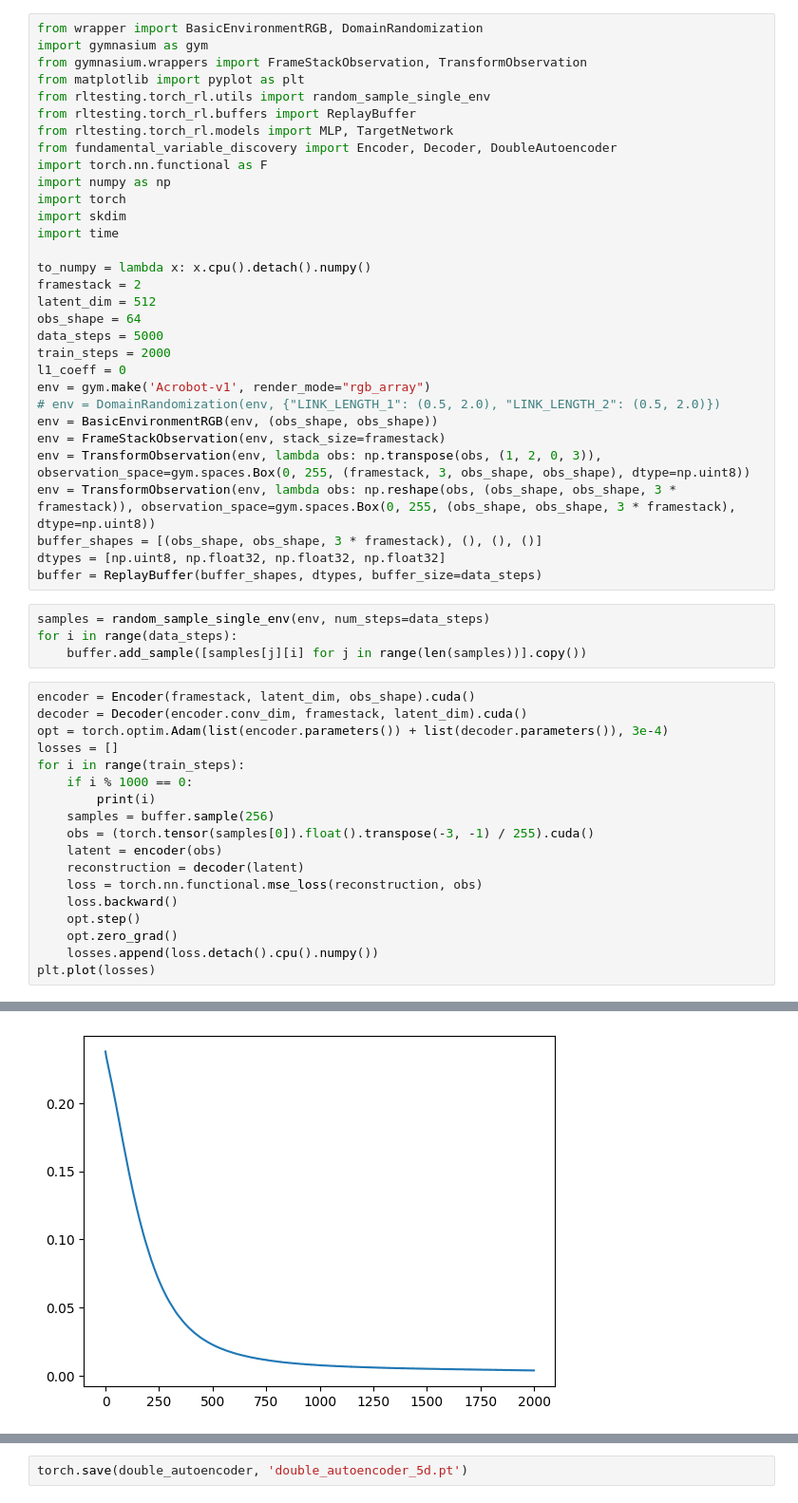
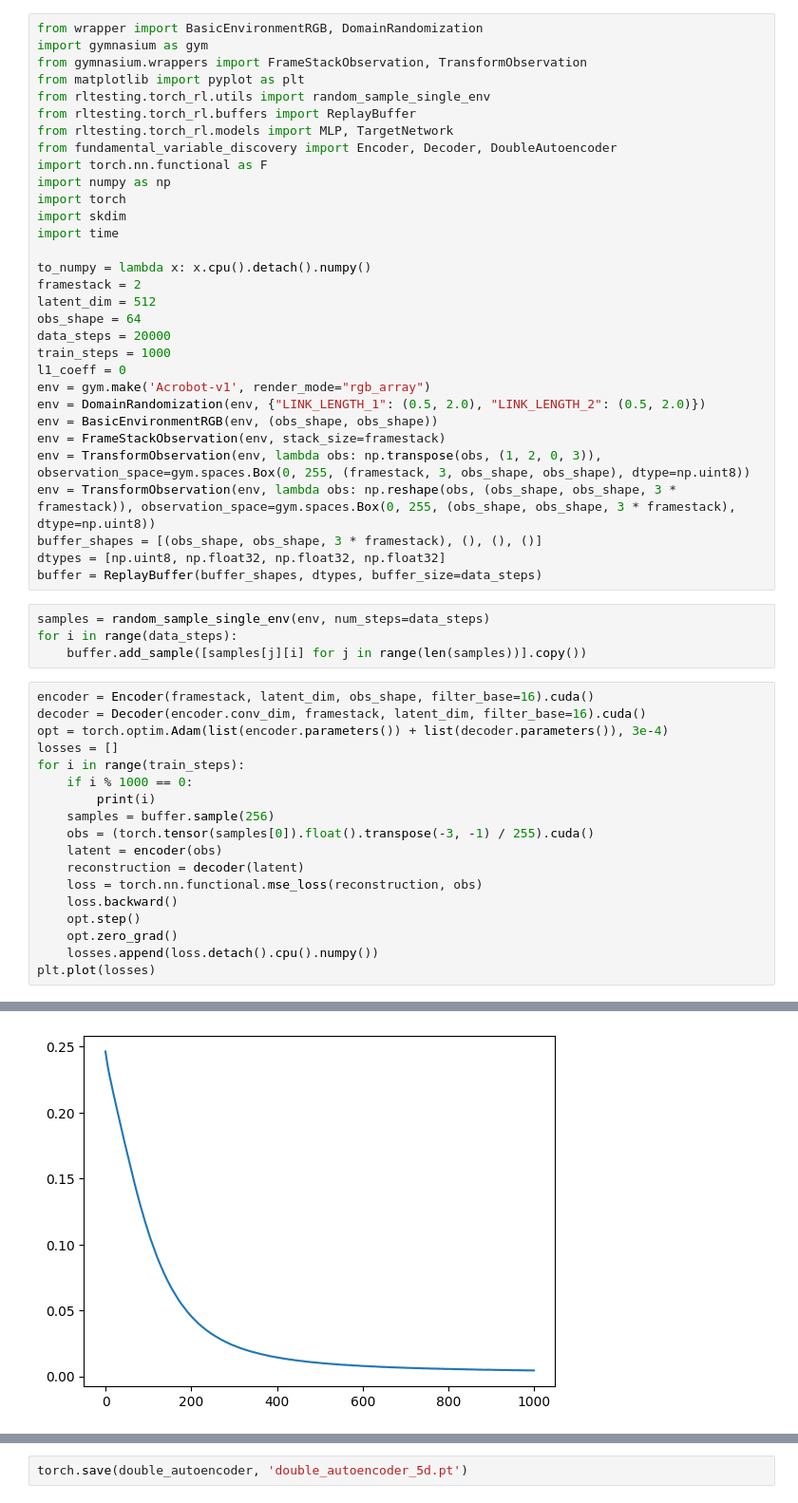
Before and after one commit to antony-zhao/RLTesting, a Jupyter notebook: rltesting/fvd_experiments/rl_double_pendulum.ipynb, the cells around one changed output, grey strips where cells are left out. Shown at 95% size. Saved outputs shown, nothing was run; the diff lists cells and outputs as text.

```diff
--- a/rltesting/fvd_experiments/rl_double_pendulum.ipynb
+++ b/rltesting/fvd_experiments/rl_double_pendulum.ipynb
@@ -17,11 +17,11 @@ to_numpy = lambda x: x.cpu().detach().numpy()
 framestack = 2
 latent_dim = 512
 obs_shape = 64
-data_steps = 5000
-train_steps = 2000
+data_steps = 20000
+train_steps = 1000
 l1_coeff = 0
 env = gym.make('Acrobot-v1', render_mode="rgb_array")
-# env = DomainRandomization(env, {"LINK_LENGTH_1": (0.5, 2.0), "LINK_LENGTH_2": (0.5, 2.0)})
+env = DomainRandomization(env, {"LINK_LENGTH_1": (0.5, 2.0), "LINK_LENGTH_2": (0.5, 2.0)})
 env = BasicEnvironmentRGB(env, (obs_shape, obs_shape))
 env = FrameStackObservation(env, stack_size=framestack)
 env = TransformObservation(env, lambda obs: np.transpose(obs, (1, 2, 0, 3)), observation_space=gym.spaces.Box(0, 255, (framestack, 3, obs_shape, obs_shape), dtype=np.uint8))
@@ -34,8 +34,8 @@ samples = random_sample_single_env(env, num_steps=data_steps)
 for i in range(data_steps):
     buffer.add_sample([samples[j][i] for j in range(len(samples))].copy())
 # %%
-encoder = Encoder(framestack, latent_dim, obs_shape).cuda()
-decoder = Decoder(encoder.conv_dim, framestack, latent_dim).cuda()
+encoder = Encoder(framestack, latent_dim, obs_shape, filter_base=16).cuda()
+decoder = Decoder(encoder.conv_dim, framestack, latent_dim, filter_base=16).cuda()
 opt = torch.optim.Adam(list(encoder.parameters()) + list(decoder.parameters()), 3e-4)
 losses = []
 for i in range(train_steps):
@@ -57,5 +56,5 @@ plt.plot(losses)
 [<matplotlib.lines.Line2D at 0x...>]
-[figure, old version]
+[figure, new version]
 # %%
 latent_ID = []
 image_ID = []
```
Also changed, not shown: parts of 3 cells of this notebook, 26 other files.
